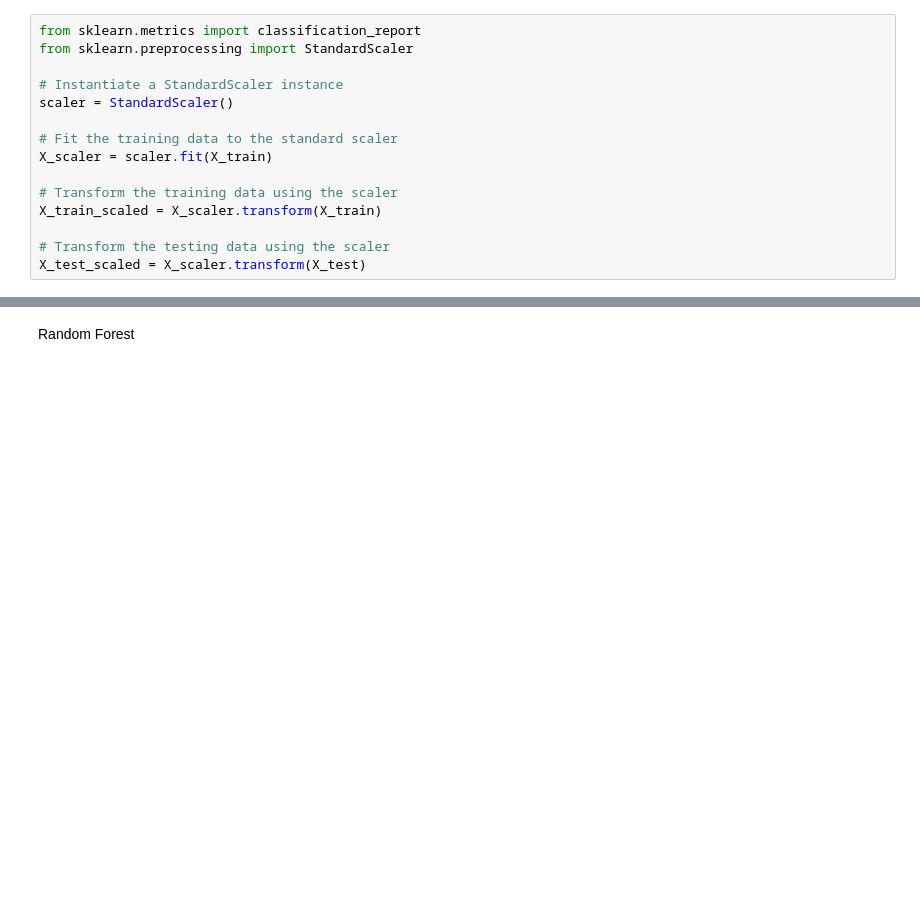
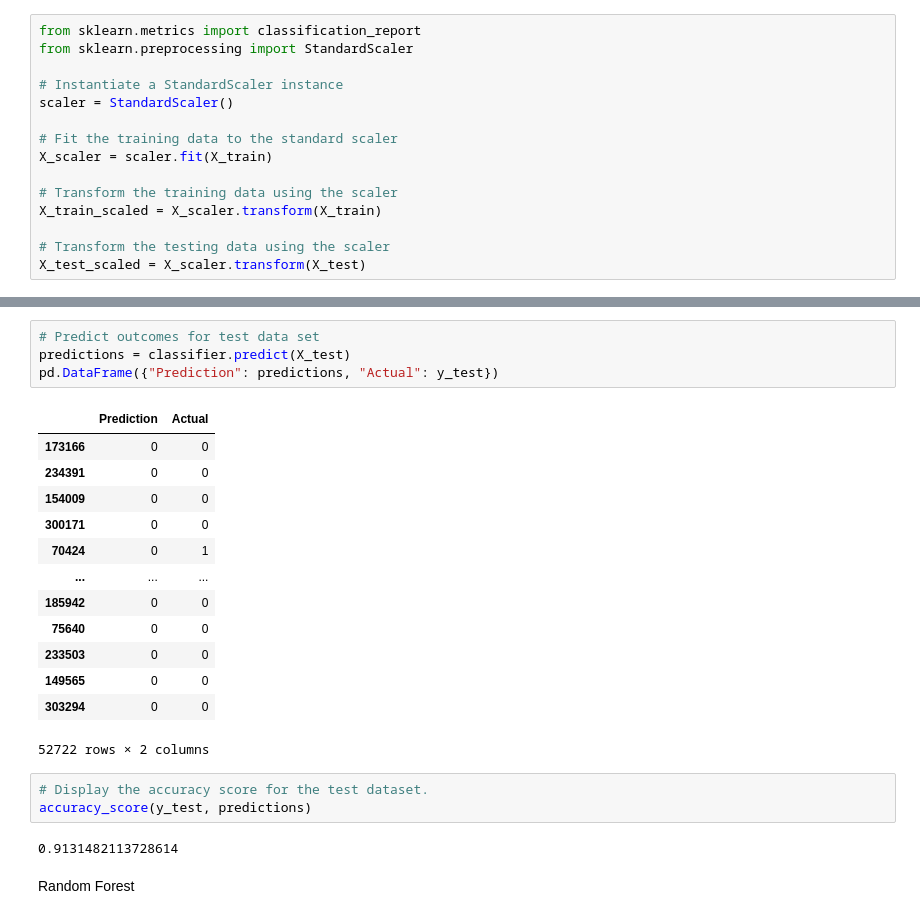
Before and after one commit to troyflood94/final_project, a Jupyter notebook: work_file.ipynb, the cells around one changed output, grey strips where cells are left out. Saved outputs shown, nothing was run; the diff lists cells and outputs as text; blank space fills up the shorter version.

```diff
--- a/work_file.ipynb
+++ b/work_file.ipynb
@@ -107,3 +136,26 @@ KERAS MODEL
+# %%
+# Predict outcomes for test data set
+predictions = classifier.predict(X_test)
+pd.DataFrame({"Prediction": predictions, "Actual": y_test})
+# %% [output]
+|  | Prediction | Actual |
+| 173166 | 0 | 0 |
+| 234391 | 0 | 0 |
+| 154009 | 0 | 0 |
+| 300171 | 0 | 0 |
+| 70424 | 0 | 1 |
+| ... | ... | ... |
+| 185942 | 0 | 0 |
+| 75640 | 0 | 0 |
+| 233503 | 0 | 0 |
+| 149565 | 0 | 0 |
+| 303294 | 0 | 0 |
+52722 rows × 2 columns
+# %%
+# Display the accuracy score for the test dataset.
+accuracy_score(y_test, predictions)
+# %% [output]
+0.9131482113728614
 # %% [markdown]
 Random Forest
 # %%
```
Also changed, not shown: parts of 12 cells of this notebook.
